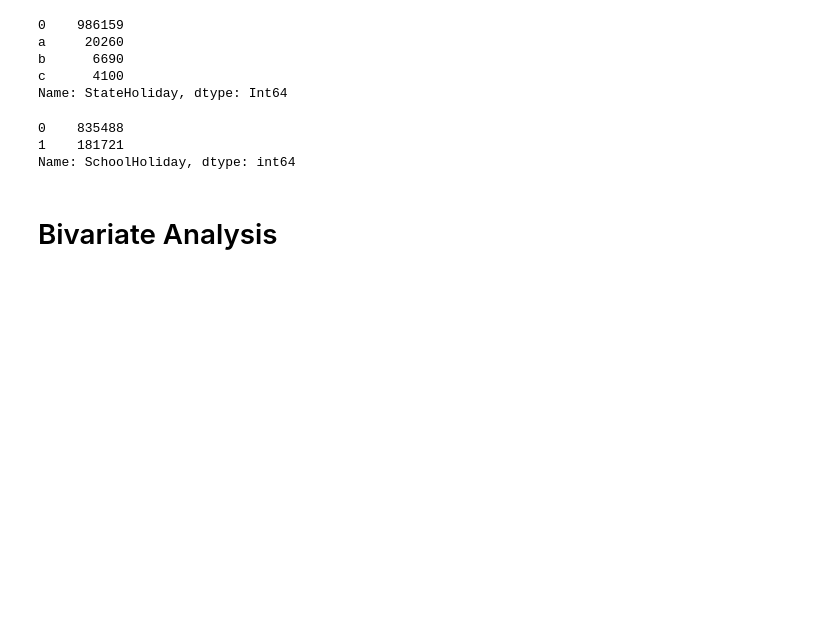
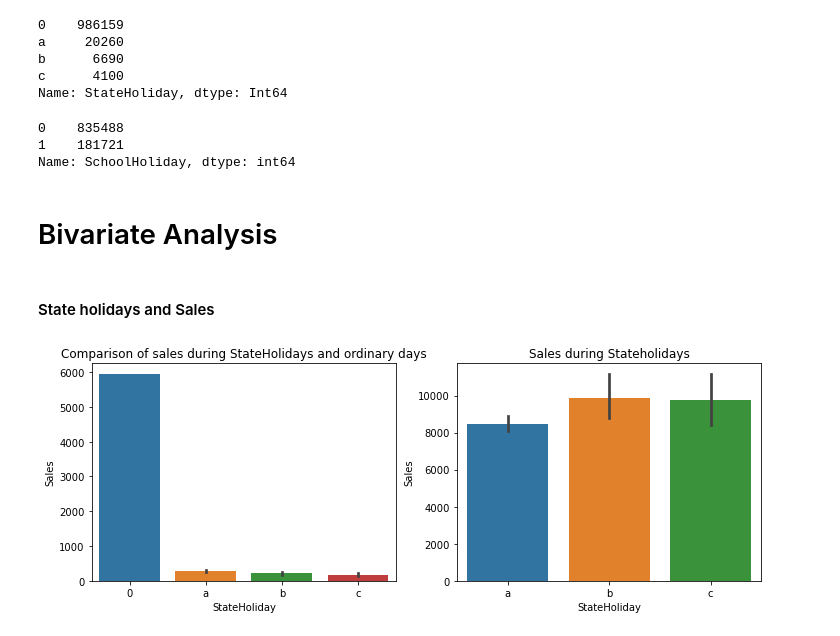
Before and after one commit to Ammon21/Rossmann_Pharmaceutical_Sales, a Jupyter notebook: notebooks/EDA.ipynb, the cells around one changed output. Saved outputs shown, nothing was run; the diff lists cells and outputs as text; code cells hidden in the pictures; blank space fills up the shorter version.

```diff
--- a/notebooks/EDA.ipynb
+++ b/notebooks/EDA.ipynb
@@ -486,3 +485,17 @@ counts_df
 Name: SchoolHoliday, dtype: int64
 # %% [markdown]
 # Bivariate Analysis
+# %% [markdown]
+#### State holidays and Sales
+# %%
+fig, (axis1,axis2) = plt.subplots(1,2,figsize=(12,4))
+
+# holidays and no_holidays
+sns.barplot(x='StateHoliday', y='Sales', data=train_df, ax=axis1).set_title('Comparison of sales during StateHolidays and ordinary days')
+
+# holidays only
+mask = (train_df["StateHoliday"] != "0") & (train_df["Sales"] > 0)
+sns.barplot(x='StateHoliday', y='Sales', data=train_df[mask], ax=axis2).set_title('Sales during Stateholidays')
+plt.show()
+# %% [output]
+[figure, added]
```
Also changed, not shown: parts of 5 cells of this notebook, 1 other file.
